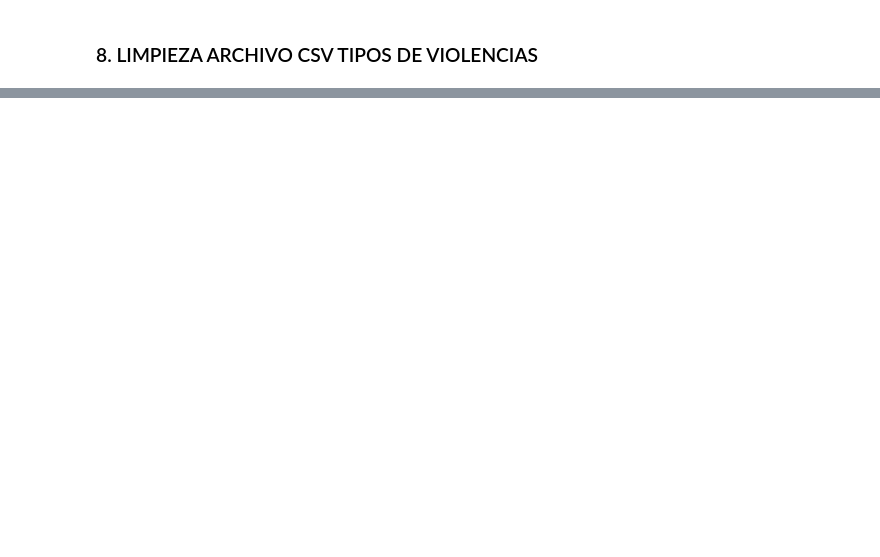
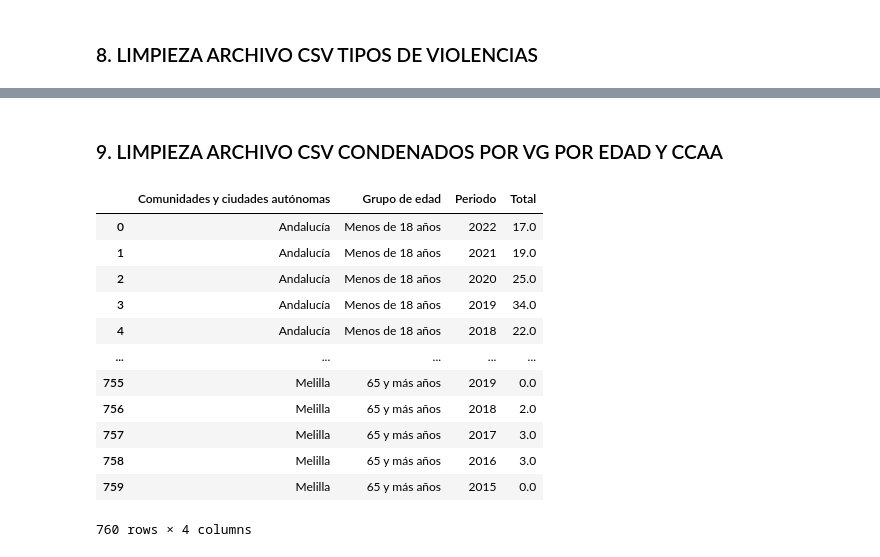
Before and after one commit to NoeRoson/Final_project, a Jupyter notebook: code/limpieza.ipynb, the cells around one changed output, grey strips where cells are left out. Drawn from its saved outputs; the diff is of its cells as text; code cells hidden in the pictures; blank space fills up the shorter version.

Commit message:
limpieza hasta condenados

```diff
--- a/code/limpieza.ipynb
+++ b/code/limpieza.ipynb
@@ -495,0 +771,19 @@ tipos
+# %% [markdown]
+### 9. LIMPIEZA ARCHIVO CSV CONDENADOS POR VG POR EDAD Y CCAA
+# %%
+cond = pd.read_csv('../data/condenados_edad_ccaa.csv', encoding= 'utf-8', sep=';')
+cond
+# %% [output]
+|  | Comunidades y ciudades autónomas | Grupo de edad | Periodo | Total |
+| 0 | Andalucía | Menos de 18 años | 2022 | 17.0 |
+| 1 | Andalucía | Menos de 18 años | 2021 | 19.0 |
+| 2 | Andalucía | Menos de 18 años | 2020 | 25.0 |
+| 3 | Andalucía | Menos de 18 años | 2019 | 34.0 |
+| 4 | Andalucía | Menos de 18 años | 2018 | 22.0 |
+| ... | ... | ... | ... | ... |
+| 755 | Melilla | 65 y más años | 2019 | 0.0 |
+| 756 | Melilla | 65 y más años | 2018 | 2.0 |
+| 757 | Melilla | 65 y más años | 2017 | 3.0 |
+| 758 | Melilla | 65 y más años | 2016 | 3.0 |
+| 759 | Melilla | 65 y más años | 2015 | 0.0 |
+760 rows × 4 columns
```
Also changed, not shown: parts of 47 cells of this notebook, 17 other files.
